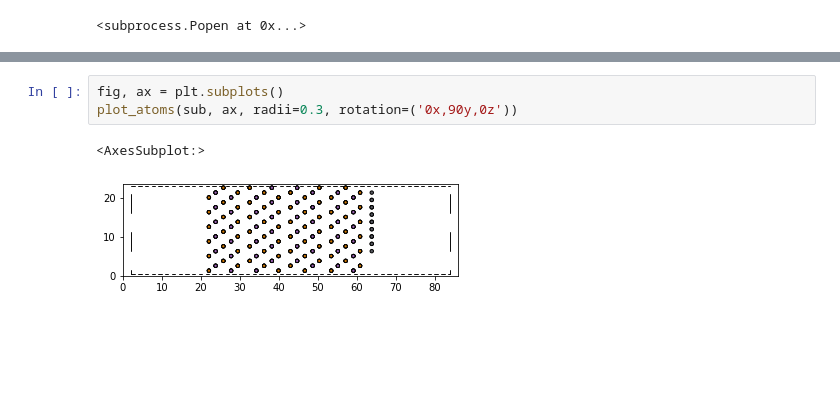
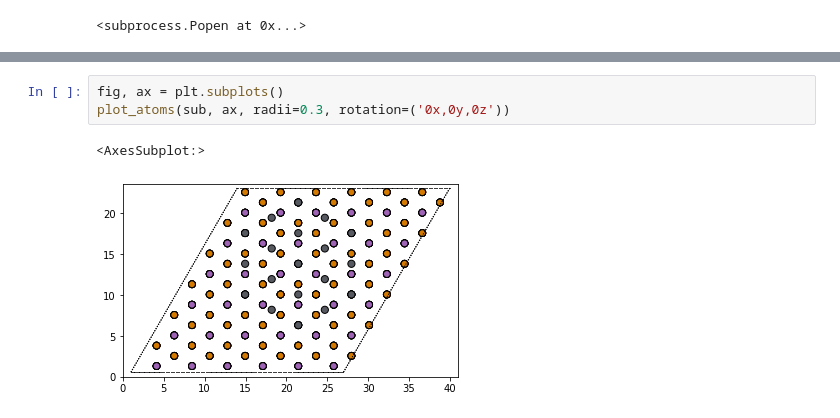
Before and after one commit to garimasaraswat/jupyter-notebooks-for-analysis, a Jupyter notebook: Pb-Sb2Te3-wetting layer.ipynb, the cells around one changed output, grey strips where cells are left out. Saved outputs shown, nothing was run; the diff lists cells and outputs as text; blank space fills up the shorter version.

```diff
--- a/Pb-Sb2Te3-wetting layer.ipynb
+++ b/Pb-Sb2Te3-wetting layer.ipynb
@@ -105,6 +82,6 @@ view(sub)
 # %%
 fig, ax = plt.subplots()
-plot_atoms(sub, ax, radii=0.3, rotation=('0x,90y,0z'))
+plot_atoms(sub, ax, radii=0.3, rotation=('0x,0y,0z'))
 # %% [output]
 <AxesSubplot:>
-[figure, old version]
+[figure, new version]
```
Also changed, not shown: parts of 11 cells of this notebook, 1 other file.
